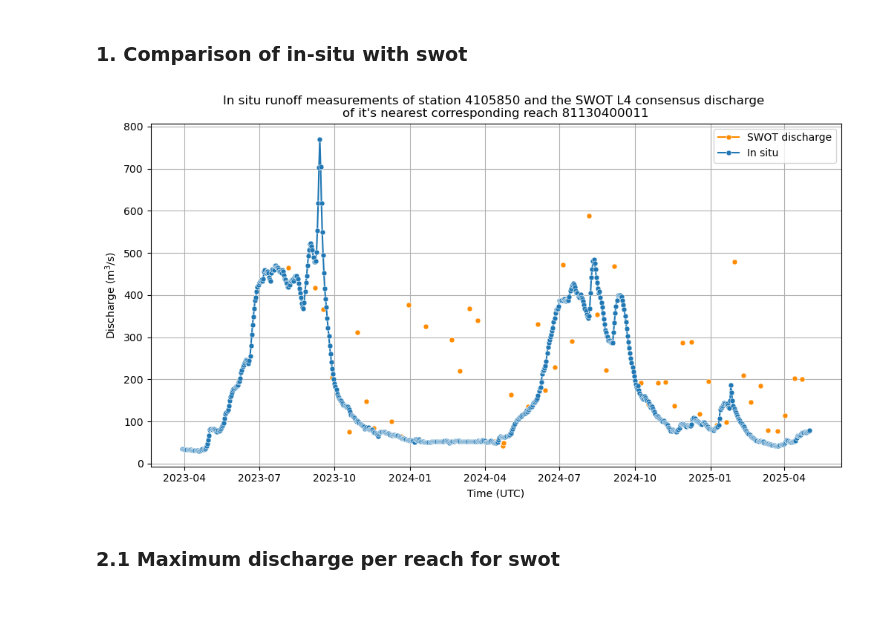
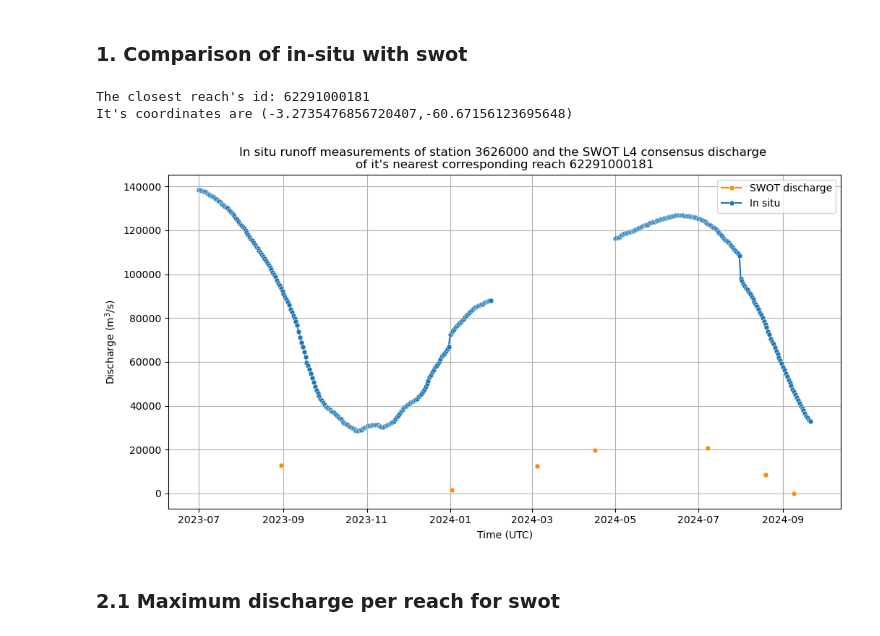
Before and after one commit to evecastonguay/Stage2026, a Jupyter notebook: discharge_dset.ipynb, the cells around one changed output. Saved outputs shown, nothing was run; the diff lists cells and outputs as text; code cells hidden in the pictures; blank space fills up the shorter version.

```diff
--- a/discharge_dset.ipynb
+++ b/discharge_dset.ipynb
@@ -141,10 +141,10 @@ for i_continent in continent_list: # loop over continents
                 ii += 1
                 # print("Warning: [4.3] The closest reach doesn't contain valid data. Moving on to the next closest reach.")
                 continue
-            if (distance > 4):      # even if the closest reach is far, KDTree will still find a match. therefore we need to make sure the distance found isn't too big
+            #if (distance > 4):      # even if the closest reach is far, KDTree will still find a match. therefore we need to make sure the distance found isn't too big
                                     # for reference, a 5,4 km distance between reach and gauge equals to a distance = 0.0557
                                     # ADJUST maximum distance
-                print(f"Warning: [4.3] The nearest reach associated with the station {station_id} is quite far from it's location. This might have an impact on the quality of the comparison.")
+                #print(f"Warning: [4.3] The nearest reach associated with the station {station_id} is quite far from it's location. This might have an impact on the quality of the comparison.")
             # selected reach's index
             sel_r_index = index
             break # while ii < k_neighbors:
@@ -273,7 +273,7 @@ for i_continent in continent_list: # loop over continents
         attrs=dict(
             description="Width (m) of the selected reaches in the SWORD data"
         ),
-        name="sword widths"
+        name="sword widths" # Average width for a reach (units: meters).
     )
 
     ## Section 8 : Make sure all GRDC DataArrays have time dim of 766 days (between 2023-03-29 & 2025-05-02)
@@ -371,7 +365,7 @@ Data variables:
 ### 1. Comparison of in-situ with swot
 # %%
 # Make sure the following variables are set correctly before running the code
-list_stations_plot = [4105850]  # SELECT stations in GRDC database to compare with SWOT data. Enter their stations id in int format.
+list_stations_plot = [3626000]  # SELECT stations in GRDC database to compare with SWOT data. Enter their stations id in int format.
                                 # na
                                 # 4127800 : article 3, fig 2a - Mississippi River near Baton Rouge, Louisiana, United States
                                 # 4105850 : article 3, fig 2b - Kenai River near Soldotna, Alaska, United States
@@ -379,9 +373,10 @@ list_stations_plot = [4105850]  # SELECT stations in GRDC database to compare wi
                                 # 6139415 : article 3, fig 2c - Le Drac River near Grenoble, France
                                 # sa
                                 # 3626000 : amazonie, cours d'eau large de 3 km
-target_date_inf = "2023-08-01" # SELECT a time period for the plots
-target_date_sup = "2023-08-03" # SWOT data : 2023-03-29 to 2025-05-02
-use_target_date_filter = False # SELECT True if we want to use the above specified target dates, False if the goal is to display the discharge data for all time period available
+                                # 3625000 : amazone
+target_date_inf = "2023-07-01" # SELECT a time period for the plots
+target_date_sup = "2024-09-21" # SWOT data : 2023-03-29 to 2025-05-02
+use_target_date_filter = True # SELECT True if we want to use the above specified target dates, False if the goal is to display the discharge data for all time period available
 save = False
 
 # Making the plots
@@ -394,6 +389,8 @@ for station_id in list_stations_plot:
             dset_global_id_flt = dset_global.sel(id=station_id)
             dset_global_date_flt = dset_global_id_flt.sel(time=slice(target_date_inf,target_date_sup))
             closest_reach_id = dset_global_id_flt['id_global_s'].values
+            print(f"The closest reach's id: {closest_reach_id}")
+            print(f"It's coordinates are ({dset_global_id_flt['geoy_global_s'].values},{dset_global_id_flt['geox_global_s'].values})")
 
             plt.figure(figsize=(12, 6))
             plt.plot(dset_global_date_flt['time'].values,dset_global_date_flt['dschg_global_s'].values, marker='o', markersize=5, label='SWOT discharge', color='darkorange', markeredgecolor='white', markeredgewidth=0.4, linestyle='-')
@@ -407,34 +404,36 @@ for station_id in list_stations_plot:
             plt.grid(True)
         else:
             # slicing data for the right id
             dset_global_id_flt = dset_global.sel(id=station_id)
             closest_reach_id = dset_global_id_flt['id_global_s'].values
 
             plt.figure(figsize=(12, 6))
             plt.plot(dset_global_id_flt['time'].values,dset_global_id_flt['dschg_global_s'].values, marker='o', markersize=5, label='SWOT discharge', color='darkorange', markeredgecolor='white', markeredgewidth=0.4, linestyle='-')
             plt.plot(dset_global_id_flt['time'].values, dset_global_id_flt['runoff_global_g'].values, marker='o', markersize=5, label='In situ', color='tab:blue', alpha=1, markeredgecolor='white', markeredgewidth=0.4)
 
             plt.title(f"In situ runoff measurements of station {station_id} and the SWOT L4 consensus discharge \nof it's nearest corresponding reach {closest_reach_id}")
             plt.xlabel('Time (UTC)')
             plt.ylabel(r'Discharge (m$^3$/s)')
 
             plt.legend()
             plt.grid(True)
 
         if use_target_date_filter:
             fig_name = f'TEST discharge_comparison_station{station_id}_r{closest_reach_id}_{target_date_inf}_{target_date_sup}.png' # SELECT file name
         else:
             fig_name = f'TEST discharge_comparison_station{station_id}_r{closest_reach_id}.png' # SELECT file name
 
         if save:
             # save figure
             plt.savefig(f'/obs/ecastonguay/scripts/figures/{fig_name}', dpi=400, bbox_inches='tight')
             print(f"Figure of station {station_id} saved in /obs/ecastonguay/scripts/figures") # *** currently no error message if one of the station required to be plotted isn't in the GRDC data -> print(f"There is no correspondence in the GRDC in situ files for station id {station_id}")
         plt.show()
     else:
         print(f'Error: the station {station_id} is not in the list of station ids from the GRDC data')
 # %% [output]
+The closest reach's id: 62291000181
+It's coordinates are (-3.2735476856720407,-60.67156123695648)
-[figure, old version]
+[figure, new version]
 # %% [markdown]
 ### 2.1 Maximum discharge per reach for swot
 # %%
```
Also changed, not shown: parts of 18 cells of this notebook.
